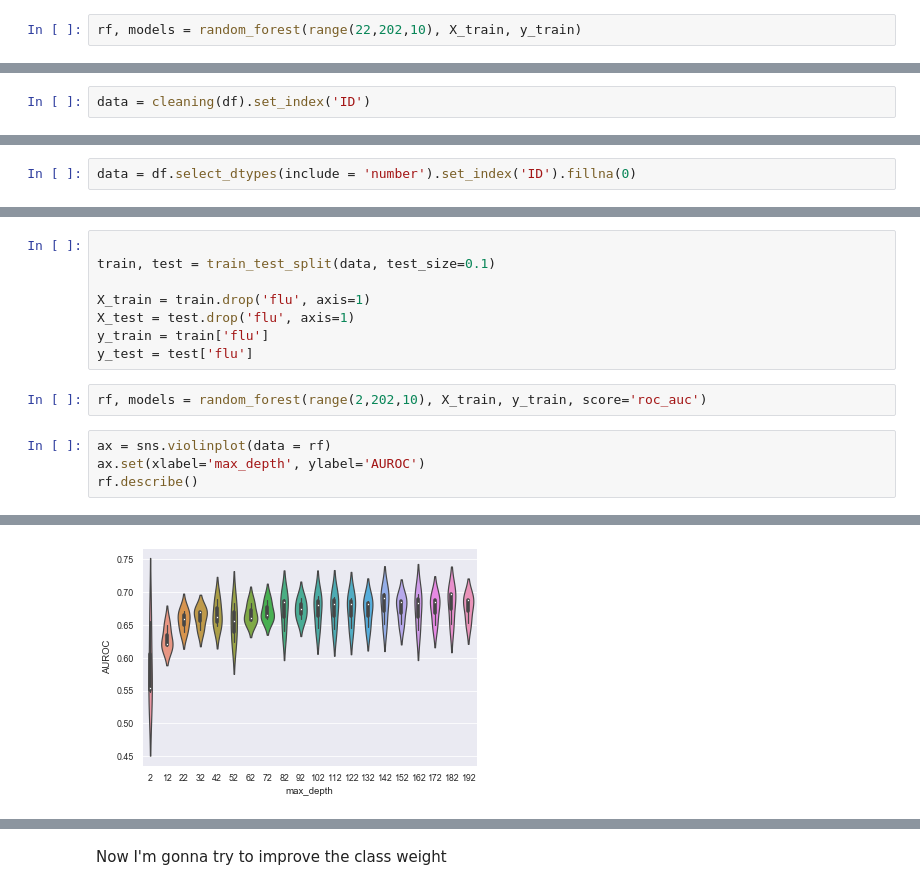
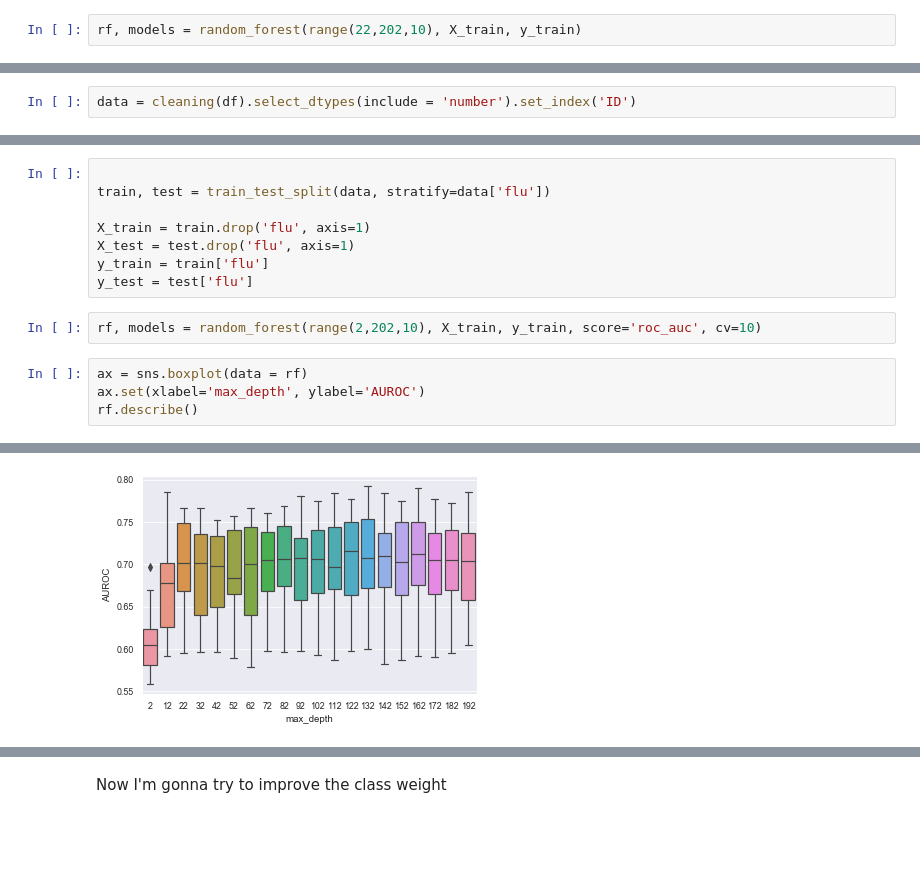
Before and after one commit to lucas-ubm/MaastrichtFlu, a Jupyter notebook: models.ipynb, the cells around one changed output, grey strips where cells are left out. Drawn from its saved outputs; the diff is of its cells as text; blank space fills up the shorter version.

```diff
--- a/models.ipynb
+++ b/models.ipynb
@@ -350,2 +351,2 @@ def cleaning(dataframe_raw):
 # %%
-data = cleaning(df).set_index('ID')
+data = cleaning(df).select_dtypes(include = 'number').set_index('ID')
@@ -365,2 +352,0 @@ Length: 64, dtype: object
-# %%
-data = df.select_dtypes(include = 'number').set_index('ID').fillna(0)
@@ -384,15 +353,15 @@ data
 # %%
 
-train, test = train_test_split(data, test_size=0.1)
+train, test = train_test_split(data, stratify=data['flu'])
 
 X_train = train.drop('flu', axis=1)
 X_test = test.drop('flu', axis=1)
 y_train = train['flu']
 y_test = test['flu']
 # %%
-rf, models = random_forest(range(2,202,10), X_train, y_train, score='roc_auc')
+rf, models = random_forest(range(2,202,10), X_train, y_train, score='roc_auc', cv=10)
 # %%
-ax = sns.violinplot(data = rf)
+ax = sns.boxplot(data = rf)
 ax.set(xlabel='max_depth', ylabel='AUROC')
 rf.describe()
 # %% [output]
@@ -408,2 +377,2 @@ rf.describe()
-[figure, old version]
+[figure, new version]
 # %%
```
Also changed, not shown: parts of 42 cells of this notebook, 2 other files.
